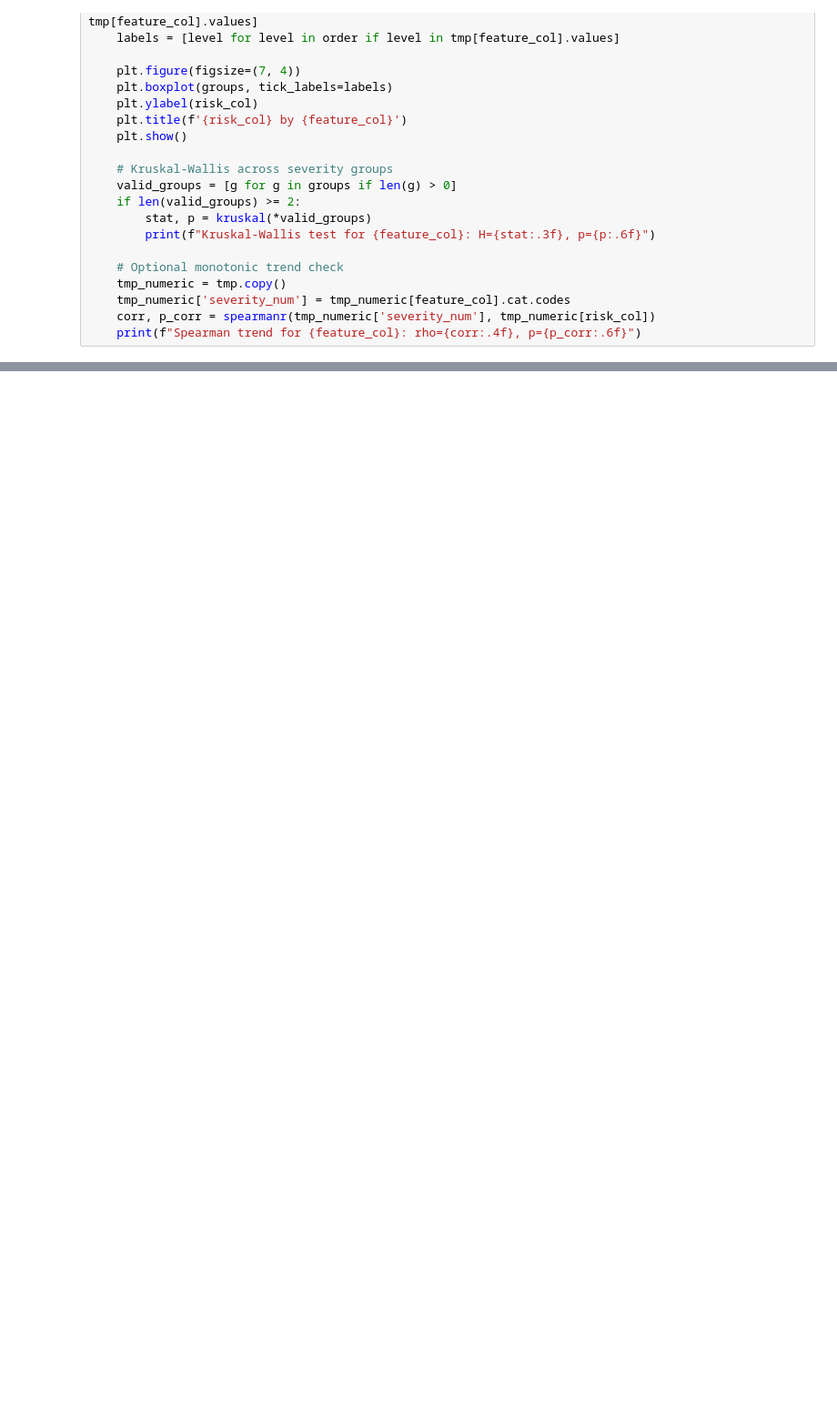
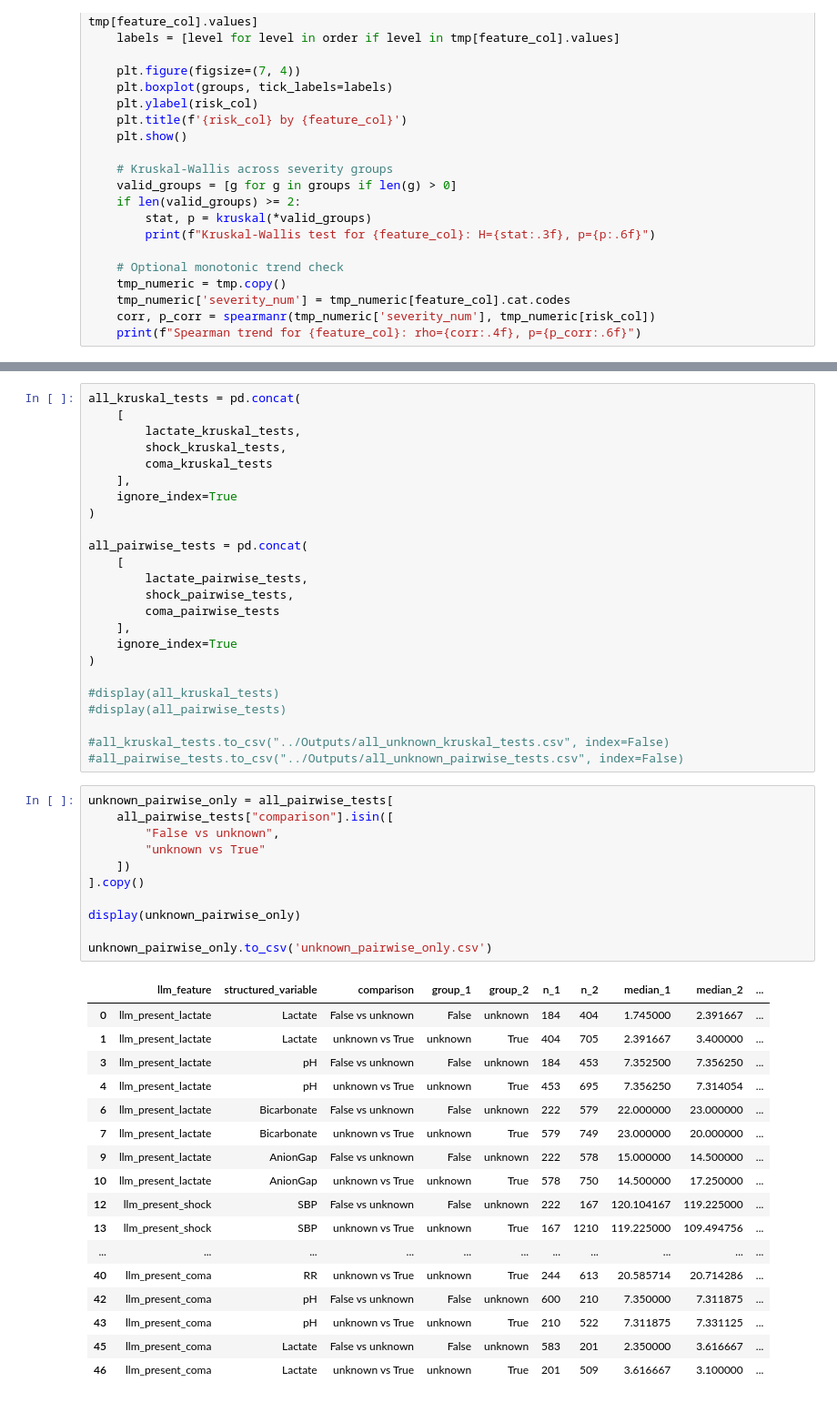
Before and after one commit to cagandeliktas/Master-thesis-Cagan, a Jupyter notebook: Modelling/structured_model_first24h.ipynb, the cells around one changed output, grey strips where cells are left out. Shown at 91% size. Saved outputs shown, nothing was run; the diff lists cells and outputs as text; blank space fills up the shorter version.

```diff
--- a/Modelling/structured_model_first24h.ipynb
+++ b/Modelling/structured_model_first24h.ipynb
@@ -608,0 +1690,53 @@ Spearman trend for llm_severity_shock: rho=0.2921, p=0.000000
+# %%
+all_kruskal_tests = pd.concat(
+    [
+        lactate_kruskal_tests,
+        shock_kruskal_tests,
+        coma_kruskal_tests
+    ],
+    ignore_index=True
+)
+
+all_pairwise_tests = pd.concat(
+    [
+        lactate_pairwise_tests,
+        shock_pairwise_tests,
+        coma_pairwise_tests
+    ],
+    ignore_index=True
+)
+
+#display(all_kruskal_tests)
+#display(all_pairwise_tests)
+
+#all_kruskal_tests.to_csv("../Outputs/all_unknown_kruskal_tests.csv", index=False)
+#all_pairwise_tests.to_csv("../Outputs/all_unknown_pairwise_tests.csv", index=False)
+# %%
+unknown_pairwise_only = all_pairwise_tests[
+    all_pairwise_tests["comparison"].isin([
+        "False vs unknown",
+        "unknown vs True"
+    ])
+].copy()
+
+display(unknown_pairwise_only)
+
+unknown_pairwise_only.to_csv('unknown_pairwise_only.csv')
+# %% [output]
+|  | llm_feature | structured_variable | comparison | group_1 | group_2 | n_1 | n_2 | median_1 | median_2 | ... |
+| 0 | llm_present_lactate | Lactate | False vs unknown | False | unknown | 184 | 404 | 1.745000 | 2.391667 | ... |
+| 1 | llm_present_lactate | Lactate | unknown vs True | unknown | True | 404 | 705 | 2.391667 | 3.400000 | ... |
+| 3 | llm_present_lactate | pH | False vs unknown | False | unknown | 184 | 453 | 7.352500 | 7.356250 | ... |
+| 4 | llm_present_lactate | pH | unknown vs True | unknown | True | 453 | 695 | 7.356250 | 7.314054 | ... |
+| 6 | llm_present_lactate | Bicarbonate | False vs unknown | False | unknown | 222 | 579 | 22.000000 | 23.000000 | ... |
+| 7 | llm_present_lactate | Bicarbonate | unknown vs True | unknown | True | 579 | 749 | 23.000000 | 20.000000 | ... |
+| 9 | llm_present_lactate | AnionGap | False vs unknown | False | unknown | 222 | 578 | 15.000000 | 14.500000 | ... |
+| 10 | llm_present_lactate | AnionGap | unknown vs True | unknown | True | 578 | 750 | 14.500000 | 17.250000 | ... |
+| 12 | llm_present_shock | SBP | False vs unknown | False | unknown | 222 | 167 | 120.104167 | 119.225000 | ... |
+| 13 | llm_present_shock | SBP | unknown vs True | unknown | True | 167 | 1210 | 119.225000 | 109.494756 | ... |
+| ... | ... | ... | ... | ... | ... | ... | ... | ... | ... | ... |
+| 40 | llm_present_coma | RR | unknown vs True | unknown | True | 244 | 613 | 20.585714 | 20.714286 | ... |
+| 42 | llm_present_coma | pH | False vs unknown | False | unknown | 600 | 210 | 7.350000 | 7.311875 | ... |
+| 43 | llm_present_coma | pH | unknown vs True | unknown | True | 210 | 522 | 7.311875 | 7.331125 | ... |
+| 45 | llm_present_coma | Lactate | False vs unknown | False | unknown | 583 | 201 | 2.350000 | 3.616667 | ... |
+| 46 | llm_present_coma | Lactate | unknown vs True | unknown | True | 201 | 509 | 3.616667 | 3.100000 | ... |
```
Also changed, not shown: parts of 23 cells of this notebook.
